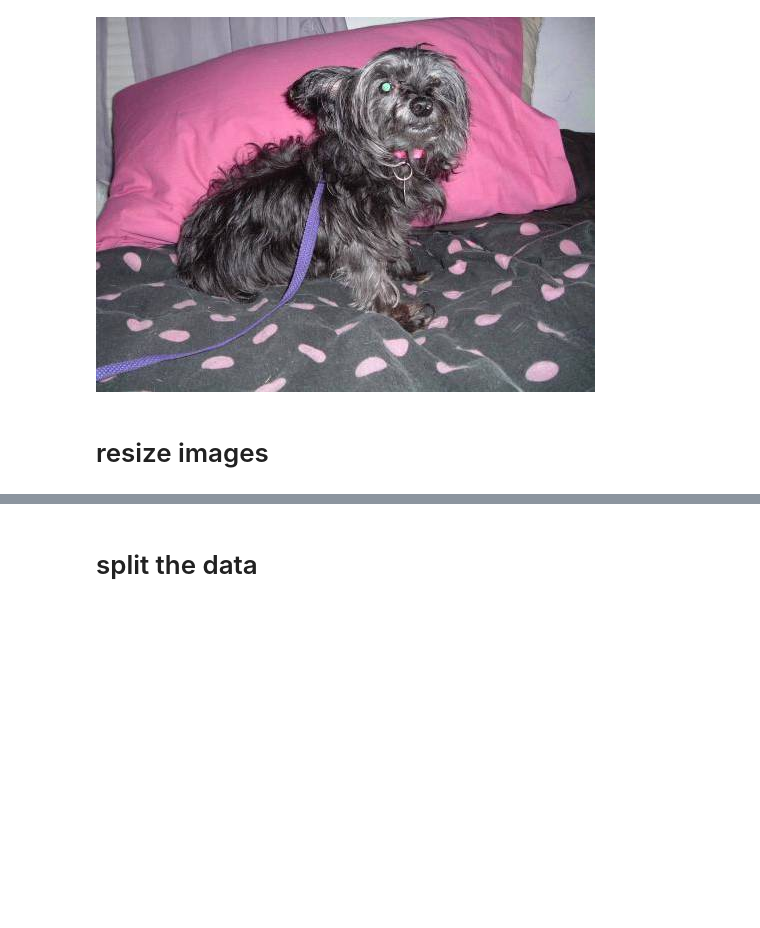
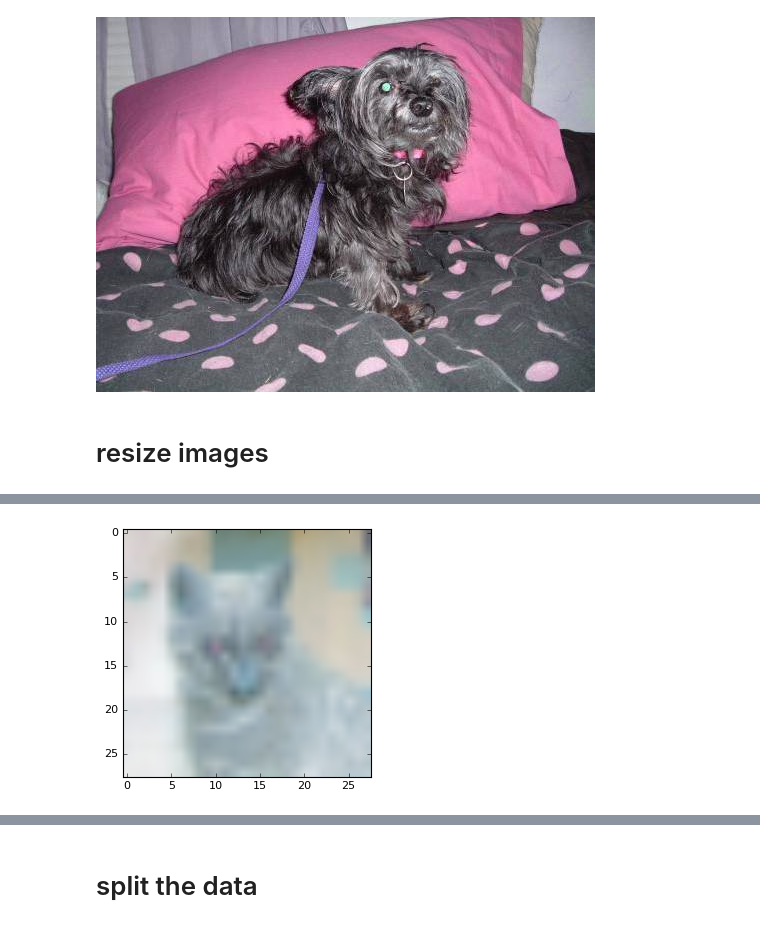
Before and after one commit to tymiguel/ConvolutedNeuralNet, a Jupyter notebook: CNN_Team_Sandbox.ipynb, the cells around one changed output, grey strips where cells are left out. Drawn from its saved outputs; the diff is of its cells as text; code cells hidden in the pictures; blank space fills up the shorter version.

```diff
--- a/CNN_Team_Sandbox.ipynb
+++ b/CNN_Team_Sandbox.ipynb
@@ -98,0 +138,5 @@ for f in dog_files:
+# %%
+plt.imshow(allX[1])
+plt.show()
+# %% [output]
+[figure, added]
```
Also changed, not shown: parts of 11 cells of this notebook.
